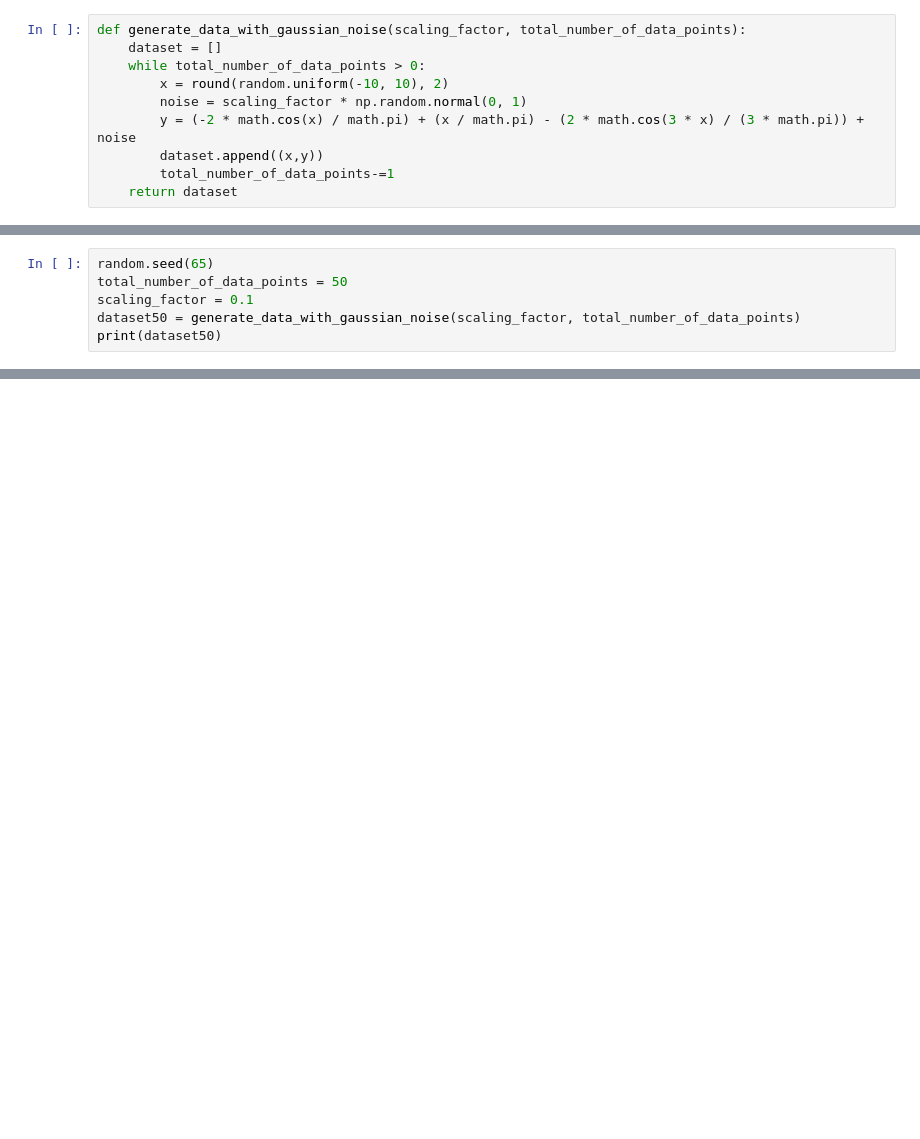
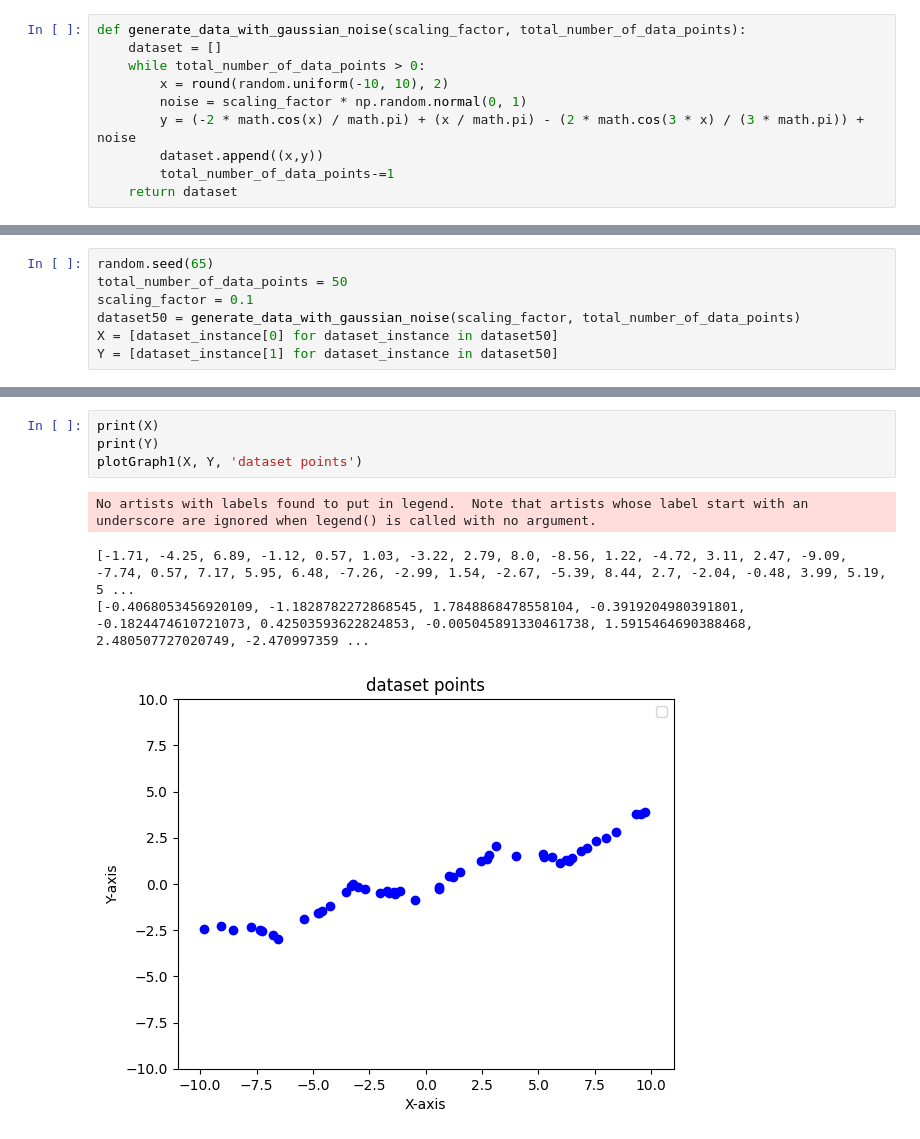
Before and after one commit to Aditya-Y-29/ML-Assignments, a Jupyter notebook: Assignment-1/Task2.ipynb, the cells around one changed output, grey strips where cells are left out. Drawn from its saved outputs; the diff is of its cells as text; blank space fills up the shorter version.

```diff
--- a/Assignment-1/Task2.ipynb
+++ b/Assignment-1/Task2.ipynb
@@ -17,4 +58,5 @@ random.seed(65)
 total_number_of_data_points = 50
 scaling_factor = 0.1
 dataset50 = generate_data_with_gaussian_noise(scaling_factor, total_number_of_data_points)
-print(dataset50)
+X = [dataset_instance[0] for dataset_instance in dataset50]
+Y = [dataset_instance[1] for dataset_instance in dataset50]
@@ -22,0 +89,9 @@ print(dataset50)
+# %%
+print(X)
+print(Y)
+plotGraph1(X, Y, 'dataset points')
+# %% [output]
+No artists with labels found to put in legend.  Note that artists whose label start with an underscore are ignored when legend() is called with no argument.
+[-1.71, -4.25, 6.89, -1.12, 0.57, 1.03, -3.22, 2.79, 8.0, -8.56, 1.22, -4.72, 3.11, 2.47, -9.09, -7.74, 0.57, 7.17, 5.95, 6.48, -7.26, -2.99, 1.54, -2.67, -5.39, 8.44, 2.7, -2.04, -0.48, 3.99, 5.19, 5 ...
+[-0.4068053456920109, -1.1828782272868545, 1.7848868478558104, -0.3919204980391801, -0.1824474610721073, 0.42503593622824853, -0.005045891330461738, 1.5915464690388468, 2.480507727020749, -2.470997359 ...
+[figure, added]
```
Also changed, not shown: parts of 12 cells of this notebook.
